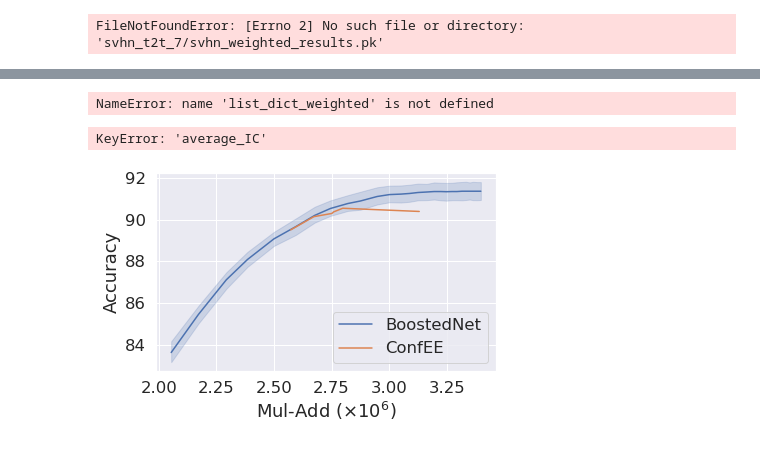
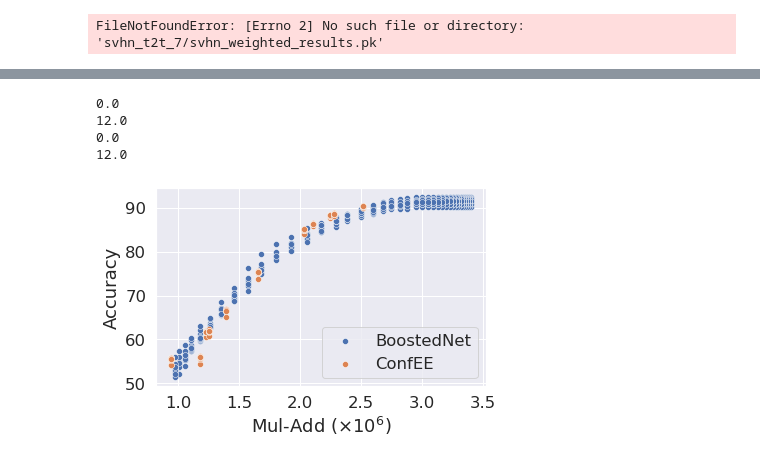
Before and after one commit to networkslab/dynn, a Jupyter notebook: src/notebooks/confidence_intervals_ce_ic.ipynb, the cells around one changed output, grey strips where cells are left out. Saved outputs shown, nothing was run; the diff lists cells and outputs as text; code cells hidden in the pictures.

Commit message:
weighted svhn

```diff
--- a/src/notebooks/confidence_intervals_ce_ic.ipynb
+++ b/src/notebooks/confidence_intervals_ce_ic.ipynb
@@ -25,9 +25,9 @@ elif dataset == 'cifar100':
     total_mudaa = 56
     end_acc = 88.4
 elif dataset == 'svhn':
-    min_ic = 2
+    min_ic = 0
     model = 't2t_7'
-    max_ic = 4
+    max_ic = 100
     total_mudaa = 13.4
     end_acc = 91
 # %%
@@ -45,7 +45,7 @@ list_files = os.listdir(path)
 list_dicts_ours = []
 for file_name in list_files:
 
-    if '.pk' in file_name and 'boosted' not in file_name and 'weighted' not in file_name:
+    if '.pk' in file_name and 'boosted' not in file_name and 'weighted' not in file_name and 'conf' in file_name:
         print(file_name)
         with open(os.path.join(path, file_name), 'rb') as file:
             dicts = pk.load(file)
@@ -111,4 +113,4 @@ keys_we_want = keys_we_want + cov_keys + C_keys
 keys_gated_accs = get_all_key_with(list_dicts_ours[-1], 'gated_acc_')
 keys_all_acc = get_all_key_with(list_dicts_ours[-1], 'test/acc')
 keys_we_want = keys_we_want
-print(keys_we_want)
+high_cov_keys = get_all_key_with(list_dicts_ours[-1], 'gen')
@@ -130,13 +130,16 @@ for metrics in list_dicts_ours:
     for C_key in C_keys:
         metrics_we_care_about['average'+C_key] = np.mean(metrics_we_care_about[C_key])
 
-    alpha_max = find_highest_cov(metrics_we_care_about, cov_keys, requested_alpha)
+    alpha_max = find_highest_cov(metrics_we_care_about, high_cov_keys, requested_alpha)
+    #print(alpha_max)
     if alpha_max >0 :
-        C_key = 'test/C_'+str(alpha_max)
+        C_key = 'test/tight_C_'+str(alpha_max)
+
         metrics_we_care_about['C'] = metrics_we_care_about[C_key]
+        print(np.mean(metrics_we_care_about[C_key]))
         metrics_we_care_about['emp_alpha'] = alpha_max
 
-    df = pd.DataFrame(data=metrics_we_care_about, index=[0])
+    df = pd.DataFrame(data=metrics_we_care_about)
 
     our_df = pd.concat([df, our_df],axis=0, ignore_index=True)
 # %% [output]
@@ -183,8 +197,6 @@ for metrics in list_dict_weighted:
         metrics['emp_alpha'] = alpha_max
     df = pd.DataFrame(data=metrics)
     weighted_df = pd.concat([df, weighted_df],axis=0, ignore_index=True)
-# %% [output]
-NameError: name 'list_dict_weighted' is not defined
 # %%
 filtered_boosted_df = boosted_df[boosted_df['average_IC'].between(min_ic, max_ic)]
 filtered_our_df = our_df[our_df['average_IC'].between(min_ic, max_ic)]
@@ -194,24 +206,27 @@ print(len(filtered_our_df)/10)
 print(len( our_df[our_df['average_IC'].between(max_ic, 100)])/10)
 print(len(our_df)/10)
 # %% [output]
-KeyError: 'average_IC'
+0.0
+12.0
+0.0
+12.0
 # %%
 sns.set(font_scale=1.5)
 
 #print(filtered_our_df)
-sns.lineplot(data=filtered_boosted_df, x="average_IC", y="ACC", label="BoostedNet")
+#sns.lineplot(data=filtered_boosted_df, x="average_IC", y="ACC", label="BoostedNet")
 #sns.lineplot(data=filtered_weighted_df, x="average_IC", y="ACC", label="Weighted")
-sns.lineplot(data=filtered_our_df, x="average_IC", y="test/gated_acc", label="ConfEE")
-#sns.scatterplot(data=filtered_boosted_df, x="average_IC", y="ACC", label="BoostedNet")
+#sns.lineplot(data=filtered_our_df, x="average_IC", y="test/gated_acc", label="ConfEE")
+sns.scatterplot(data=filtered_boosted_df, x="average_IC", y="ACC", label="BoostedNet")
 #sns.scatterplot(data=filtered_weighted_df, x="average_IC", y="ACC", label="Weighted")
-#sns.scatterplot(data=filtered_our_df, x="average_IC", y="test/gated_acc", label="ConfEE")
+sns.scatterplot(data=filtered_our_df, x="average_IC", y="test/gated_acc", label="ConfEE")
 #plt.plot([2.3,2.31], [88,89], color='r', markersize=3)
 plt.xlabel(r'Mul-Add ($\times 10^6$)')
 plt.ylabel('Accuracy')
 plt.tight_layout()
 plt.savefig('perf_cost_'+dataset+'.pdf')
 # %% [output]
-[figure, old version]
+[figure, new version]
 # %%
 sns.set(font_scale=1.5)  # crazy big
 sns.lineplot(data=filtered_weighted_df, x="average_ACC", y="ECE", label="BoostedNet")
```
Also changed, not shown: parts of 13 cells of this notebook, 2 other files.
